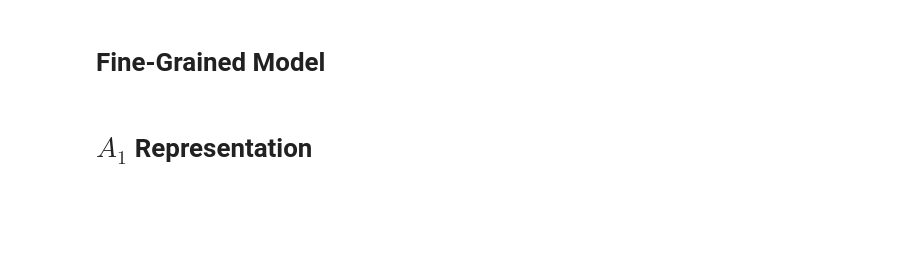
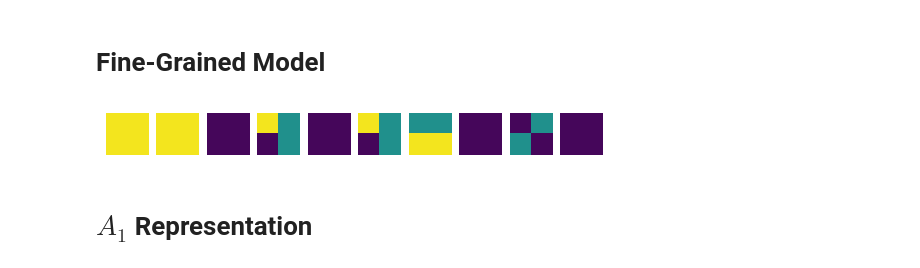
Before and after one commit to jshe2304/dlrg, a Jupyter notebook: train.ipynb, the cells around one changed output. Saved outputs shown, nothing was run; the diff lists cells and outputs as text; code cells hidden in the pictures; blank space fills up the shorter version.

```diff
--- a/train.ipynb
+++ b/train.ipynb
@@ -14,6 +13,9 @@ CELoss = lambda v, v_hat : -torch.mean(v * torch.log(v_hat) + (1 - v) * torch.lo
 # Fine-Grained Model
 # %%
 fine = FineRBM(1, device)
+fine.plot_samples(n=10, k=32)
+# %% [output]
+[figure, added]
 # %% [markdown]
 # $A_1$ Representation
 # %%
```
Also changed, not shown: parts of 9 cells of this notebook, 3 other files.
